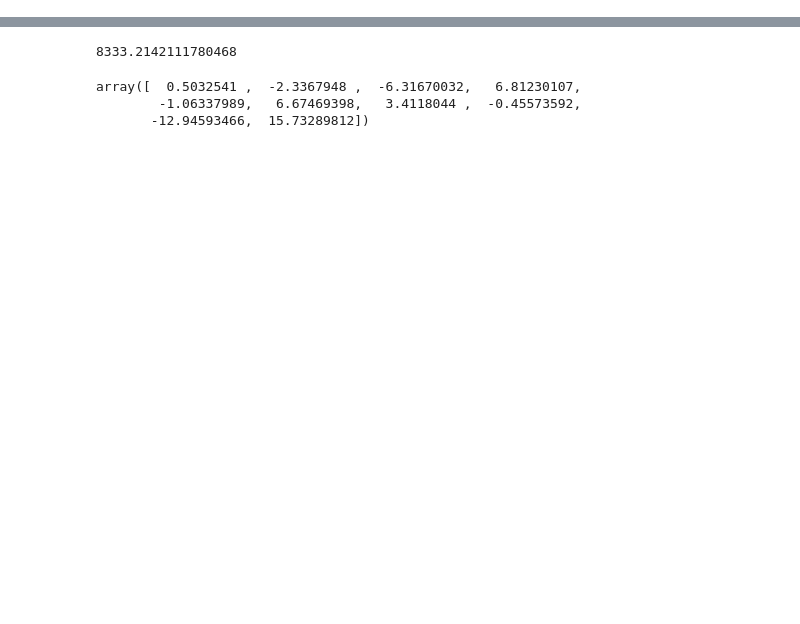
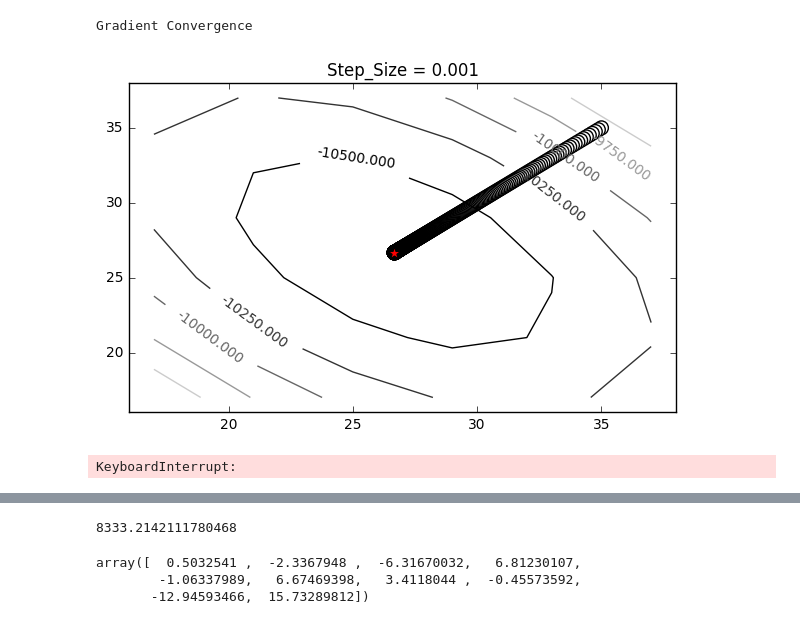
Before and after one commit to amartyashankha/6.867-HW-2016, a Jupyter notebook: HW1/P1/gradient_descent.ipynb, the cells around one changed output, grey strips where cells are left out. Cells and saved outputs as stored; diff of their text form; code cells hidden in the pictures; blank space fills up the shorter version.

```diff
--- a/HW1/P1/gradient_descent.ipynb
+++ b/HW1/P1/gradient_descent.ipynb
@@ -63,0 +150,40 @@ log = GD(x0, test_gauss, None, 10000).step()
+# %%
+plt.figure()
+
+step_size = 0.001
+
+start = np.array([35.0,35.0])
+diverge_log = q_log(start, step_size, 1e-1, True)
+X = [l[0][0] for l in diverge_log]
+Y = [l[0][1] for l in diverge_log]
+min_x = min(min(X), 17)
+max_x = max(max(X), 40)
+min_y = min(min(Y), 17)
+max_y = max(max(Y), 40)
+color = [str(i*255./len(Y)) for i in range(len(Y))]
+color.reverse()
+plt.scatter(X,Y, c=color, s=100, cmap='gray')
+plt.scatter([26.67],[26.67], c='r', s=100, marker='*')
+delta = 4.0
+
+low, up = -600,600
+x = np.arange(min_x, max_x, delta)
+y = np.arange(min_y, max_y, delta)
+X, Y = np.meshgrid(x, y)
+Z = [[test_bowl(np.array([X[i][j],Y[i][j]])) for j in range(len(X[i]))] for i in range(len(X))]
+CS = plt.contour(X, Y, Z)
+plt.clabel(CS, inline=1, fontsize=10)
+plt.title('Step_Size = '+str(step_size))
+
+plt.show()
+# %% [output]
+Gradient Convergence
+[figure, added]
+# %%
+step_sizes = np.linspace(10**-6.0, 10**-1.0, 30)
+start_point = [26.67,31.7]
+log_ss = []
+for ss in step_sizes:
+    log_ss.append(q_log(start_point, ss, 1e-1))
+# %% [output]
+KeyboardInterrupt:
```
Also changed, not shown: parts of 24 cells of this notebook, 27 other files.
